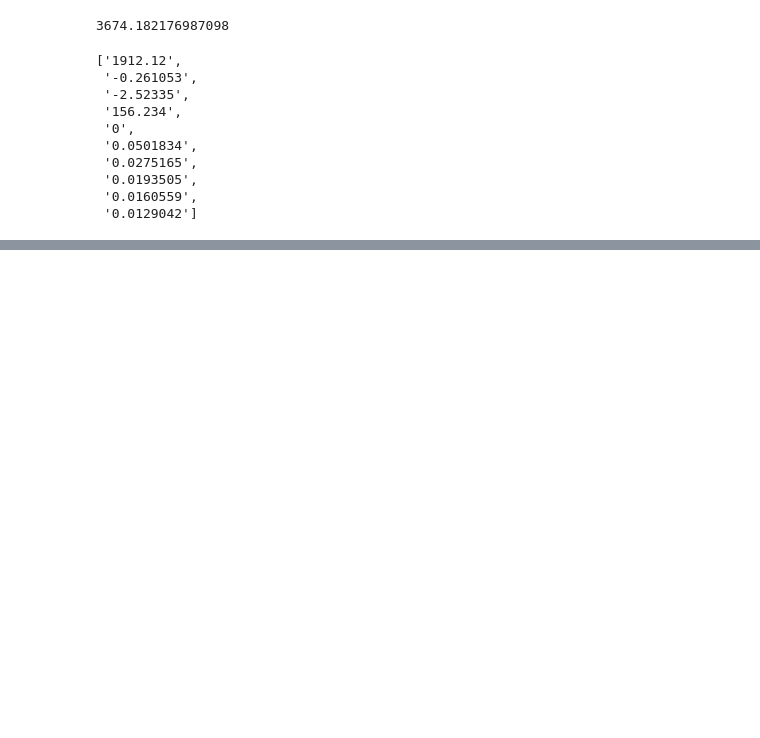
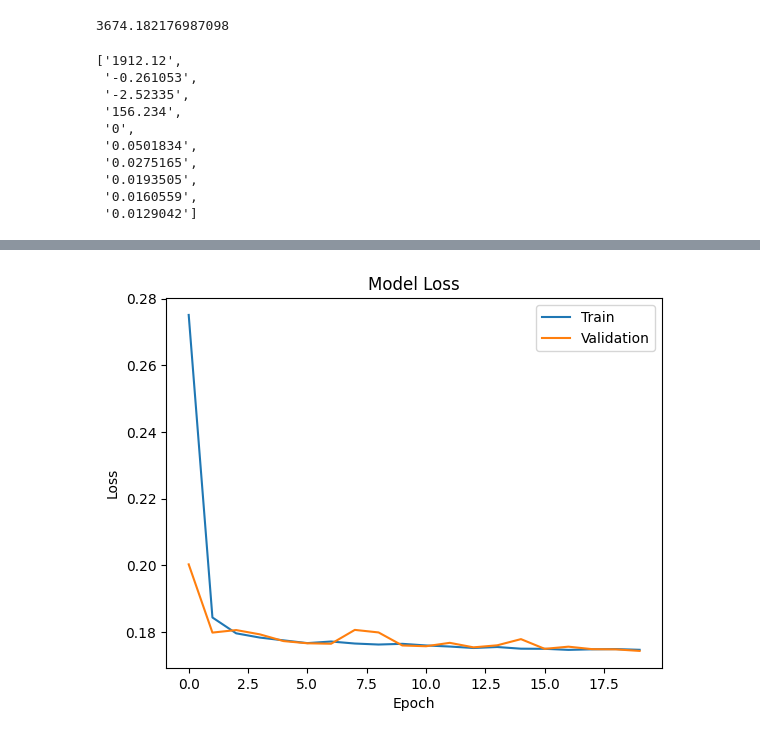
Before and after one commit to GitGup/SemiWeaklySupervised, a Jupyter notebook: Anomaly.ipynb, the cells around one changed output, grey strips where cells are left out. Cells and saved outputs as stored; diff of their text form; code cells hidden in the pictures; blank space fills up the shorter version.

Commit message:
started description, moved code over, labeled plots

```diff
--- a/Anomaly.ipynb
+++ b/Anomaly.ipynb
@@ -97,3 +101,13 @@ jets_m_m[0]
  '0.0193505',
  '0.0160559',
  '0.0129042']
+# %%
+x = {}
+x_array_read = np.load("x_array.npy",allow_pickle=True)
+mycounter = -1
+for m1 in [0,1,1.5,2,2.5,3,3.5,4,4.5,5,5.5,6]:
+    for m2 in [0,1,1.5,2,2.5,3,3.5,4,4.5,5,5.5,6]:
+        if (m1==0 and m2>0 or m2==0 and m1>0):
+            continue
+        mycounter+=1
+        x[m1,m2] = x_array_read[mycounter]
@@ -99,0 +121,13 @@ jets_m_m[0]
+# %%
+x_vals_100 = np.concatenate([x[1,1],x[0,0]])
+y_vals_100 = np.concatenate([np.ones(len(x[1,1])),np.zeros(len(x[0,0]))])
+X_train_100, X_val_100, Y_train_100, Y_val_100 = train_test_split(x_vals_100, y_vals_100, test_size=0.5)
+# %%
+model_100 = Sequential()
+model_100.add(Dense(128, input_dim=4, activation='relu'))
+model_100.add(Dense(128, activation='relu'))
+model_100.add(Dense(128, activation='relu'))
+model_100.add(Dense(1, activation='sigmoid'))
+model_100.compile(loss='binary_crossentropy', optimizer='adam', metrics=['accuracy'])
+# %%
+myhistory = model_100.fit(x_vals_100, y_vals_100, epochs=20,validation_data=(X_val_100, Y_val_100),batch_size=1024)
@@ -99,0 +152,11 @@ jets_m_m[0]
+# %%
+# Plot the training and validation loss
+plt.plot(myhistory.history['loss'])
+plt.plot(myhistory.history['val_loss'])
+plt.title('Model Loss')
+plt.ylabel('Loss')
+plt.xlabel('Epoch')
+plt.legend(['Train', 'Validation'], loc='upper right')
+plt.show()
+# %% [output]
+[figure, added]
```
Also changed, not shown: parts of 5 cells of this notebook.
